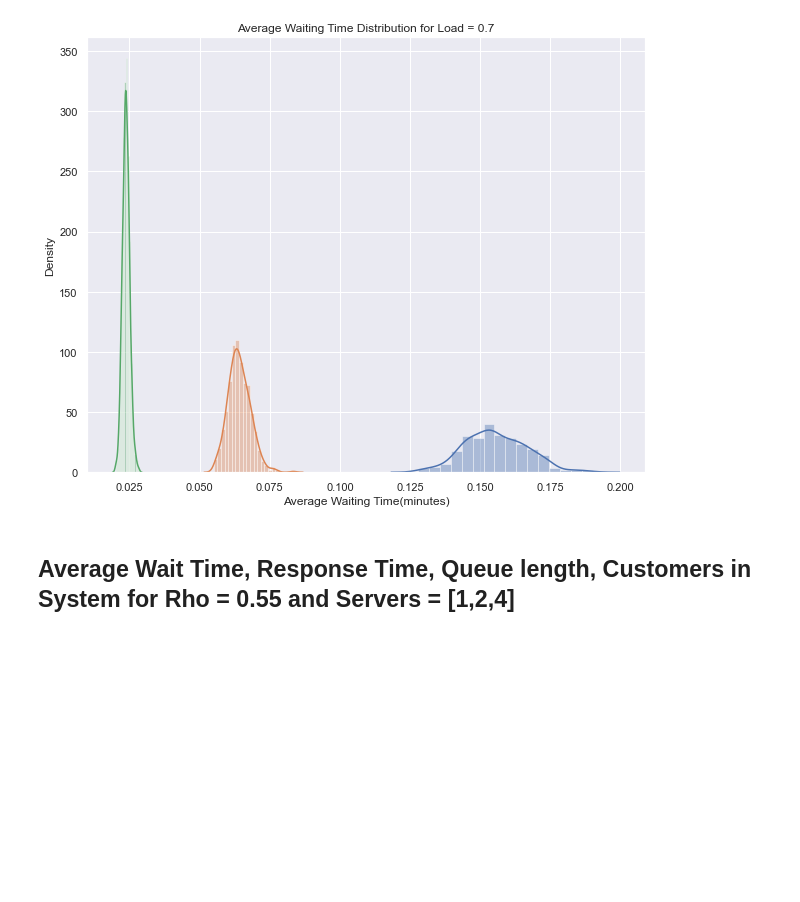
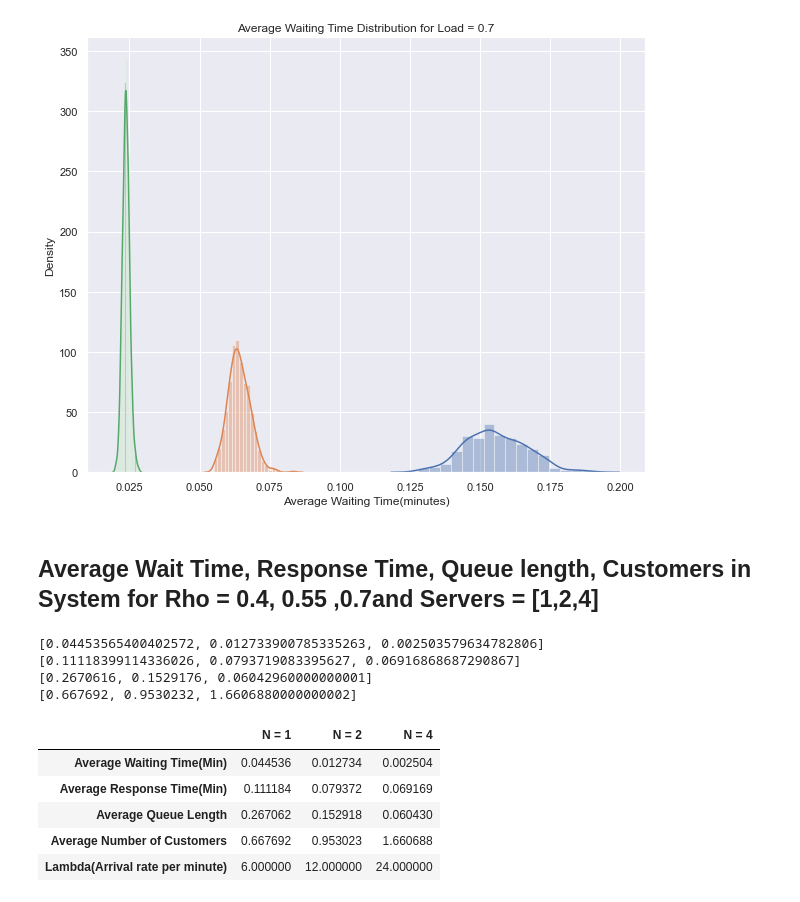
Before and after one commit to MbBrainz/StochasticSimulation-group19, a Jupyter notebook: Assignment2/Exponential_FIFO.ipynb, the cells around one changed output. Saved outputs shown, nothing was run; the diff lists cells and outputs as text; code cells hidden in the pictures; blank space fills up the shorter version.

```diff
--- a/Assignment2/Exponential_FIFO.ipynb
+++ b/Assignment2/Exponential_FIFO.ipynb
@@ -78,7 +80,7 @@ def observe(env,system):
         #print(len(system.server.queue))
         yield env.timeout(1)
 
-def calculate_lambda(rho,server):
+def calculate_lambda(rho,server,mu):
         lambd_a = rho*server*mu
         return lambd_a
 # %% [markdown]
@@ -417,5 +419,59 @@ plt.show()
 [figure]
 [figure]
 # %% [markdown]
-## Average Wait Time, Response Time, Queue length, Customers in System for Rho = 0.55 and Servers = [1,2,4]
+## Average Wait Time, Response Time, Queue length, Customers in System for Rho = 0.4, 0.55 ,0.7and Servers = [1,2,4]
+# %%
+import pandas as pd
+# Rho - 0.4, mu=15
+
+# Lambda values
+# Lambda = rho*num_server*mu
+rho = 0.4
+mu = 15
+lambd = []
+num_servers = [1,2,4]
+
+for server in num_servers:
+    lambd.append(rho*server*mu)
+
+
+
+avg_queue = []
+avg_wait_time = []
+avg_customers = []
+avg_response_time = []
+
+data_range = [0,1,2]
+
+for j in data_range:
+
+    temp = data_read[j][:]
+    avg_wait_time.append(np.mean(temp[0]))
+    avg_response_time.append(np.mean(temp[1]))
+    avg_queue.append(np.mean(temp[2]))
+    avg_customers.append(np.mean(temp[3]))
+
+df = pd.DataFrame([avg_wait_time, avg_response_time,avg_queue,avg_customers,lambd])
+print(avg_wait_time)
+print(avg_response_time)
+print(avg_queue)
+print(avg_customers)
+
+df.columns =['N = 1', 'N = 2','N = 4']
+df.index = ['Average Waiting Time(Min)', 'Average Response Time(Min)', 'Average Queue Length', 'Average Number of Customers','Lambda(Arrival rate per minute)']
+
+# Change the row indexes
+
+df.head()
+# %% [output]
+[0.04453565400402572, 0.012733900785335263, 0.002503579634782806]
+[0.11118399114336026, 0.0793719083395627, 0.06916868687290867]
+[0.2670616, 0.1529176, 0.06042960000000001]
+[0.667692, 0.9530232, 1.6606880000000002]
+|  | N = 1 | N = 2 | N = 4 |
+| Average Waiting Time(Min) | 0.044536 | 0.012734 | 0.002504 |
+| Average Response Time(Min) | 0.111184 | 0.079372 | 0.069169 |
+| Average Queue Length | 0.267062 | 0.152918 | 0.060430 |
+| Average Number of Customers | 0.667692 | 0.953023 | 1.660688 |
+| Lambda(Arrival rate per minute) | 6.000000 | 12.000000 | 24.000000 |
 # %%
```
Also changed, not shown: parts of 33 cells of this notebook.
